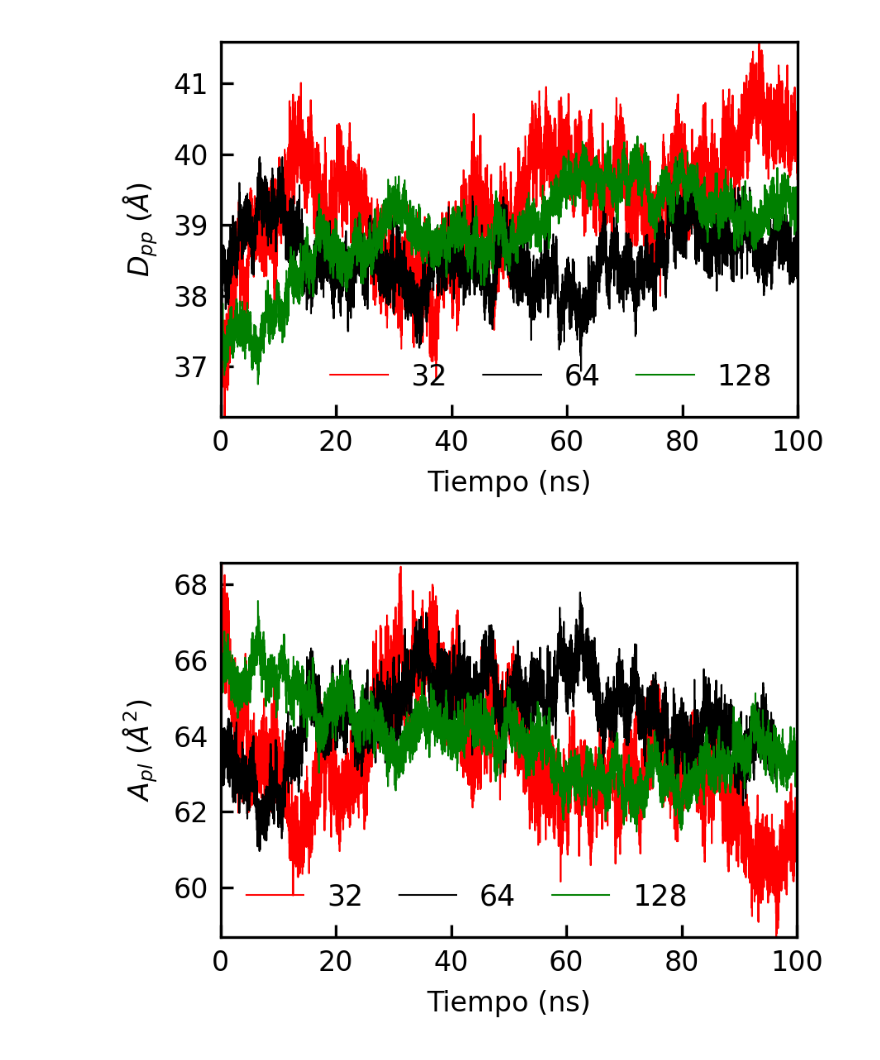
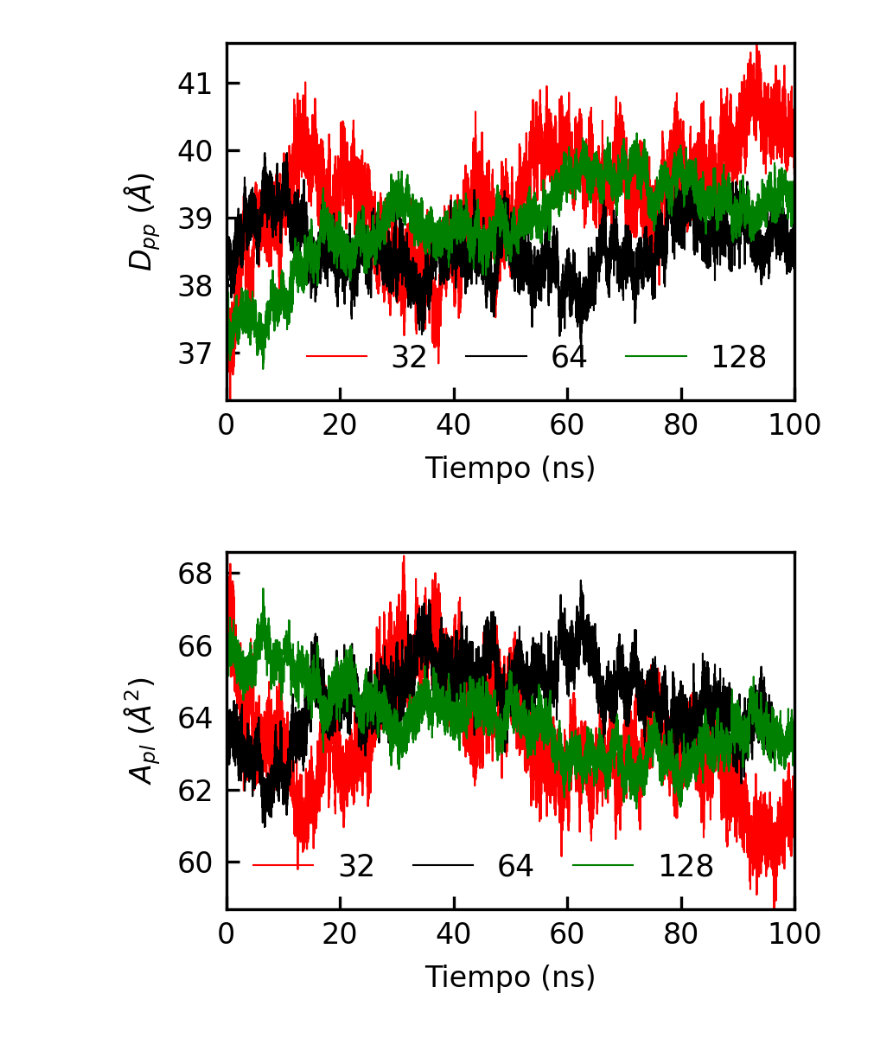
Before and after one commit to eacoba/est-ver23-cimat-mty, a Jupyter notebook: p29-mdfases/Resultados.ipynb, the cells around one changed output. Cells and saved outputs as stored; diff of their text form; code cells hidden in the pictures.

```diff
--- a/p29-mdfases/Resultados.ipynb
+++ b/p29-mdfases/Resultados.ipynb
@@ -19,8 +19,6 @@ dpp128 = np.loadtxt('./resultados/dpp/128DOPC-md0_100ns-Dpp.csv')
 time = np.arange(0,100.001,0.01)
 # %%
 plt.figure(figsize=(3,2),dpi=300)
-
-axs = gs.subplots(sharex=True)
 
 plt.plot(time, dpp32, linewidth=0.5, color='red', label = '32')
 plt.plot(time, dpp64, linewidth=0.5, color='black', label = '64')
@@ -34,30 +32,30 @@ plt.ylabel('$D_{pp}$ ($\AA$)', fontsize=8)
 plt.xlabel('Tiempo (ns)', fontsize=8)
 plt.margins(x=0,y=0)
 plt.margins(x=0,y=0)
+plt.tight_layout()
 plt.savefig('./resultados/dpp/dpp-resultados-100ns.png', transparent=True)
 # %% [output]
-[figure, old version]
+[figure, new version]
 # %%
 apl32 = np.loadtxt('./resultados/apl/32DOPC-md0_100-APLmean.csv')
 apl64 = np.loadtxt('./resultados/apl/64DOPC-md0_100ns-APLmean.csv')
 apl128 = np.loadtxt('./resultados/apl/128DOPC-md0_100ns-APLmean.csv')
 # %%
 plt.figure(figsize=(3,2),dpi=300)
-
-axs = gs.subplots(sharex=True)
 
 plt.plot(time, apl32, linewidth=0.5, color='red', label = '32')
 plt.plot(time, apl64, linewidth=0.5, color='black', label = '64')
 plt.plot(time, apl128, linewidth=0.5, color='green', label = '128')
 
 plt.legend(loc='lower left', fontsize = 'small', ncol=4,fancybox=True, frameon=True, framealpha=0, labelspacing=0.2,columnspacing=1.25)
 
 plt.tick_params(axis='y',labelsize=8, direction="in")
 plt.tick_params(axis='x',labelsize=8, direction="in")
 plt.ylabel('$A_{pl}$ ($\AA^2$)', fontsize=8)
 plt.xlabel('Tiempo (ns)', fontsize=8)
 plt.margins(x=0,y=0)
 plt.margins(x=0,y=0)
+plt.tight_layout()
 plt.savefig('./resultados/apl/apl-resultados-100ns.png', transparent=True)
 # %% [output]
-[figure, old version]
+[figure, new version]
```
Also changed, not shown: 2 other files.
